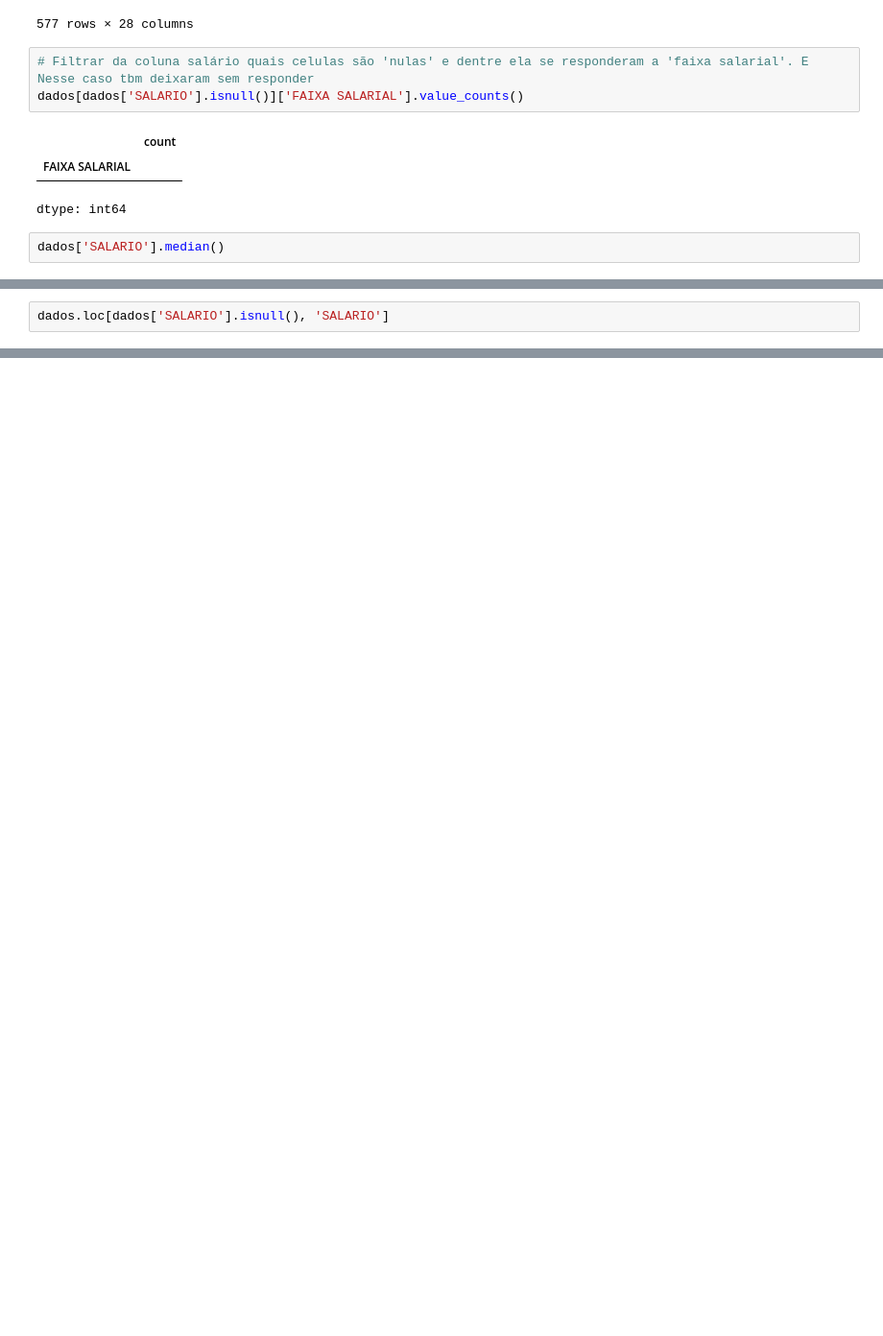
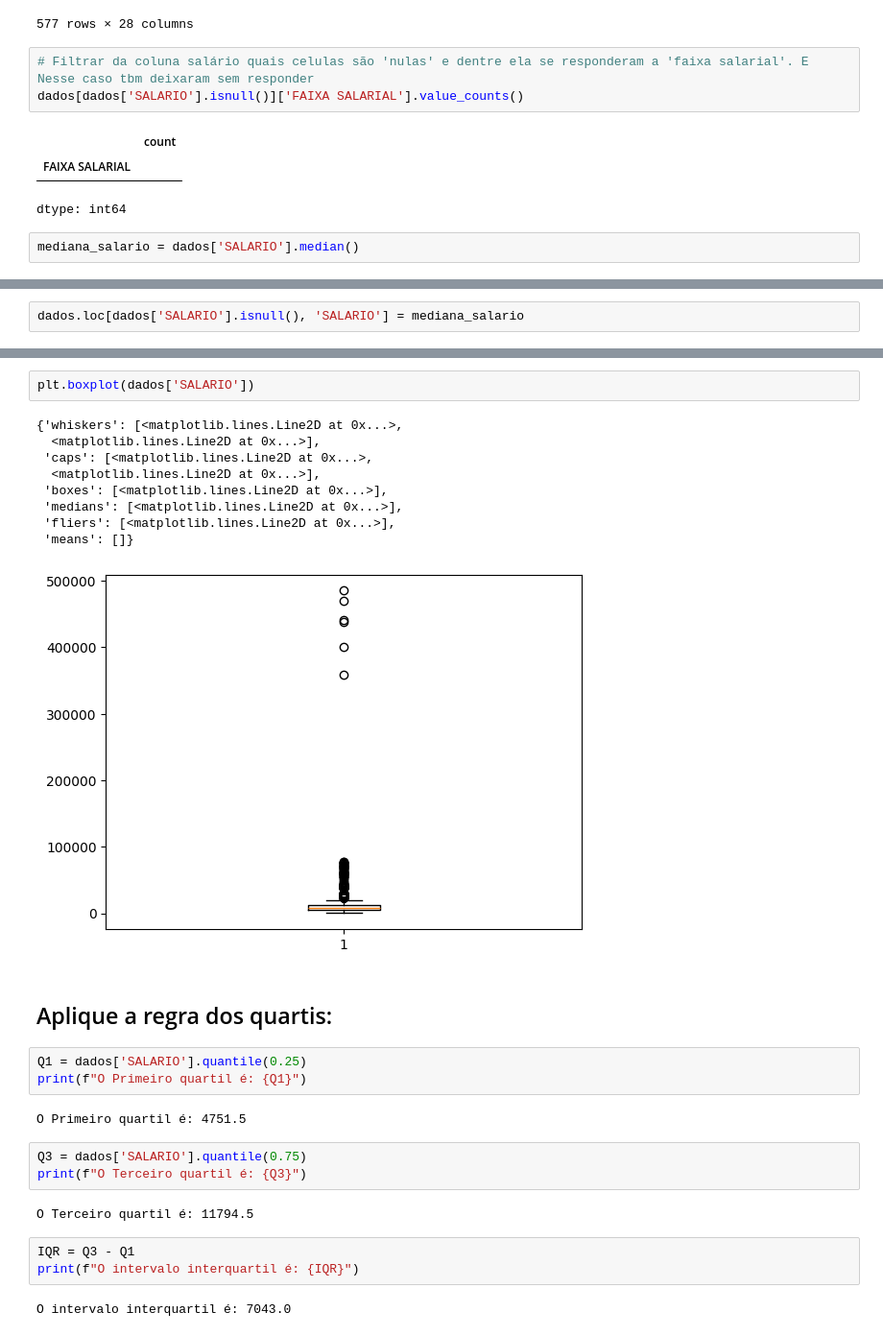
Before and after one commit to Eliane-orlandin/PrograMaria, a Jupyter notebook: analise_dados_colab.ipynb, the cells around one changed output, grey strips where cells are left out. Shown: that part at 96% size. Drawn from its saved outputs; the diff is of its cells as text; blank space fills up the shorter version.

```diff
--- a/analise_dados_colab.ipynb
+++ b/analise_dados_colab.ipynb
@@ -588,4 +588,4 @@ dados[dados['SALARIO'].isnull()]['FAIXA SALARIAL'].value_counts()
 | FAIXA SALARIAL |  |
 dtype: int64
 # %%
-dados['SALARIO'].median()
+mediana_salario = dados['SALARIO'].median()
@@ -594,2 +592,2 @@ dados['SALARIO'].median()
 # %%
-dados.loc[dados['SALARIO'].isnull(), 'SALARIO']
+dados.loc[dados['SALARIO'].isnull(), 'SALARIO'] = mediana_salario
@@ -610,0 +636,29 @@ dtype: float64
+# %%
+plt.boxplot(dados['SALARIO'])
+# %% [output]
+{'whiskers': [<matplotlib.lines.Line2D at 0x...>,
+  <matplotlib.lines.Line2D at 0x...>],
+ 'caps': [<matplotlib.lines.Line2D at 0x...>,
+  <matplotlib.lines.Line2D at 0x...>],
+ 'boxes': [<matplotlib.lines.Line2D at 0x...>],
+ 'medians': [<matplotlib.lines.Line2D at 0x...>],
+ 'fliers': [<matplotlib.lines.Line2D at 0x...>],
+ 'means': []}
+[figure, added]
+# %% [markdown]
+## Aplique a regra dos quartis:
+# %%
+Q1 = dados['SALARIO'].quantile(0.25)
+print(f"O Primeiro quartil é: {Q1}")
+# %% [output]
+O Primeiro quartil é: 4751.5
+# %%
+Q3 = dados['SALARIO'].quantile(0.75)
+print(f"O Terceiro quartil é: {Q3}")
+# %% [output]
+O Terceiro quartil é: 11794.5
+# %%
+IQR = Q3 - Q1
+print(f"O intervalo interquartil é: {IQR}")
+# %% [output]
+O intervalo interquartil é: 7043.0
```
Also changed, not shown: parts of 36 cells of this notebook.
